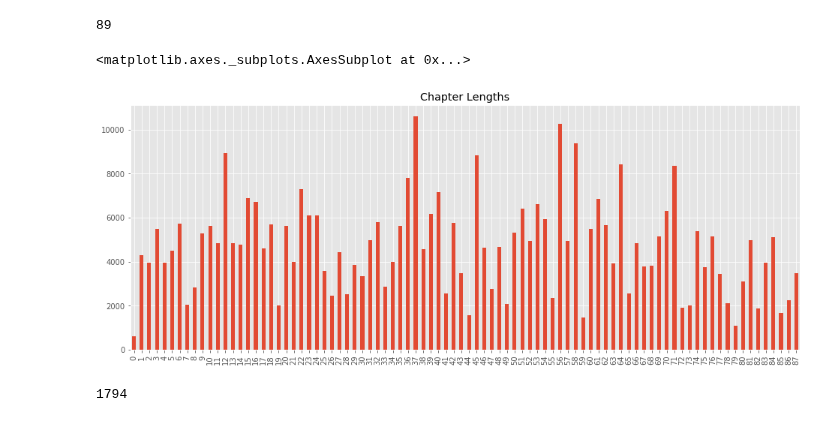
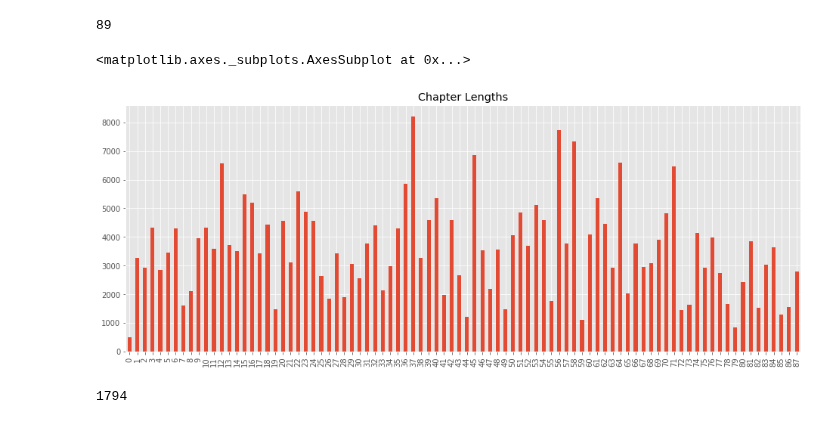
Before and after one commit to lit-mod-viz/middlemarch-critical-histories, a Jupyter notebook: notebooks/jstor-analysis.ipynb, the cells around one changed output. Drawn from its saved outputs; the diff is of its cells as text; code cells hidden in the pictures.

Commit message:
use python split() instead of spacy for wordcounts

```diff
--- a/notebooks/jstor-analysis.ipynb
+++ b/notebooks/jstor-analysis.ipynb
@@ -39,12 +35,12 @@ def getChapters(text):
     return chapters
 # %%
 chapters = getChapters(mm)
-chapterLengths = [len(nlp(chapter, tag=False, parse=False, entity=False)) for chapter in chapters]
+chapterLengths = [len(chapter.split()) for chapter in chapters]
 chapterLengthsSeries = pd.Series(chapterLengths)
 chapterLengthsSeries.plot(kind='bar', title='Chapter Lengths')
 # %% [output]
 <matplotlib.axes._subplots.AxesSubplot at 0x...>
-[figure, old version]
+[figure, new version]
 # %%
 df = pd.read_json('../data/e3.json')
 # %%
```
Also changed, not shown: parts of 17 cells of this notebook.
